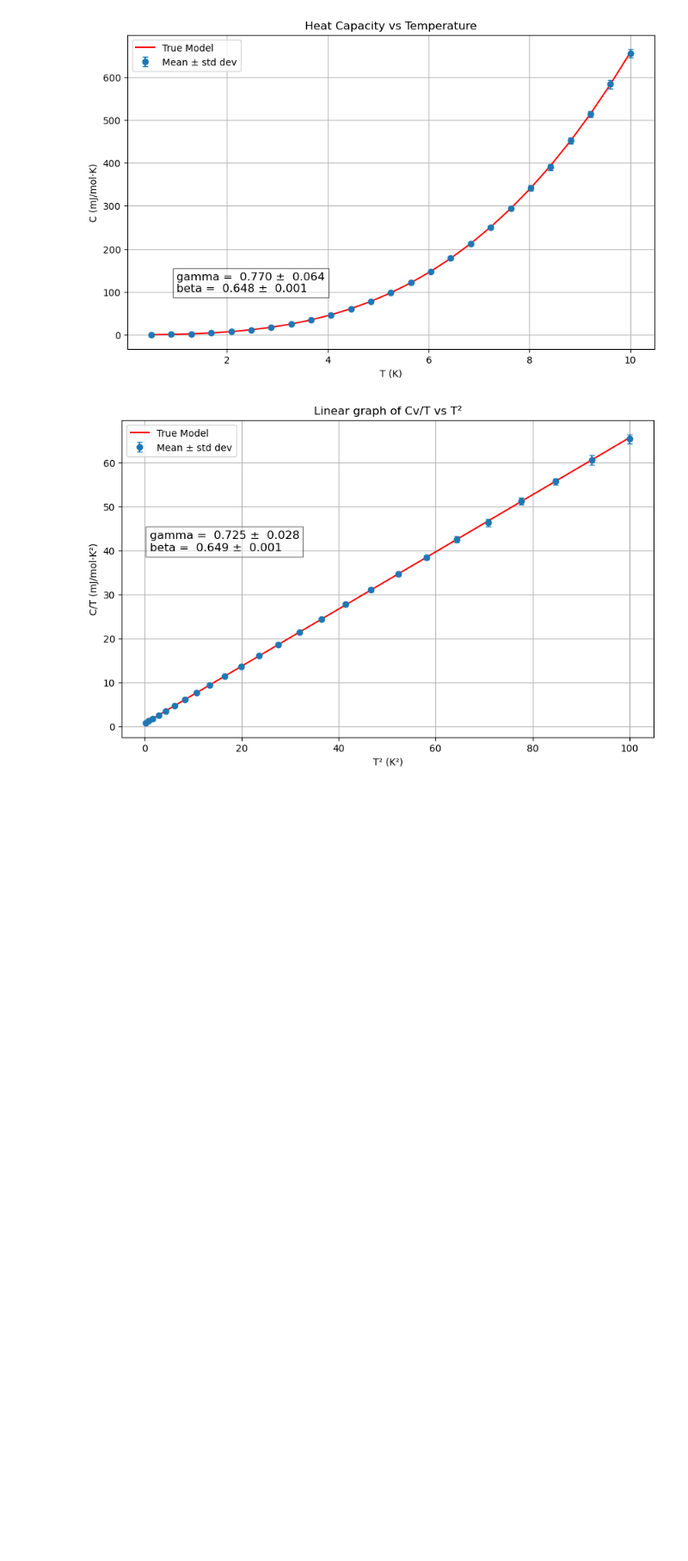
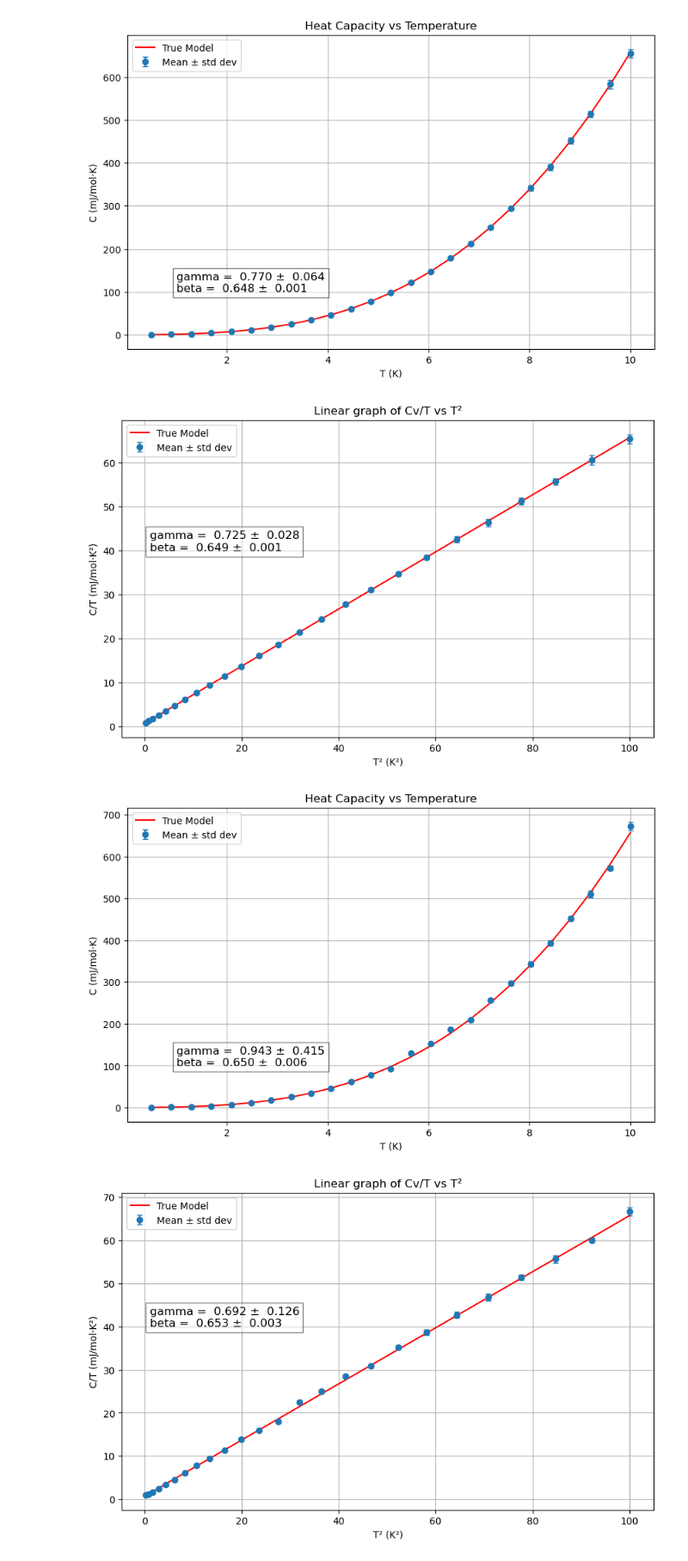
Before and after one commit to amart33/phys381-final-project-Antonio-Martinez, a Jupyter notebook: Heat_Capacity_Simulation.ipynb, the cells around one changed output. Shown: that part at 86% size. Drawn from its saved outputs; the diff is of its cells as text; code cells hidden in the pictures; blank space fills up the shorter version.

Commit message:
Added a new model for noise, will continue to tweak

```diff
--- a/Heat_Capacity_Simulation.ipynb
+++ b/Heat_Capacity_Simulation.ipynb
@@ -128,3 +128,73 @@ plt.show()
 # %% [output]
 [figure]
 [figure]
+# %%
+#Original model of gaussian noise W/ added noise in temp. measure
+gamma = 0.70
+beta = 0.65
+n= 25
+T = np.linspace(0.5, 10, n)
+
+
+Cv_mean = []
+Cv_std = []
+
+CvT_mean = []
+CvT_std = []
+
+# Simulate measurements
+for i in T:
+    T_exp = i + np.random.normal(0, 0.05)
+    C = heat(T_exp, gamma, beta)
+    Cv = C + np.random.normal(0, 0.015 * C, n)
+    CvT = Cv/T_exp
+
+    Cv_mean.append(Cv.mean())
+    Cv_std.append(Cv.std())
+    CvT_mean.append(CvT.mean())
+    CvT_std.append(CvT.std())
+
+# Set up arrays
+T = np.array(T)
+T_square = np.array(T)**2
+Cv_mean = np.array(Cv_mean)
+Cv_std = np.array(Cv_std)
+CvT_mean = np.array(CvT_mean)
+CvT_std = np.array(CvT_std)
+
+#Curve Fits
+popt1, pcov1 = curve_fit(heat, T, Cv_mean, p0 = [1, 1])
+popt2, pcov2 = curve_fit(C_over_T, T, CvT_mean, p0 = [1, 1])
+
+gamma1_fit, beta1_fit = popt1
+gamma1_err, beta1_err = np.sqrt(np.diag(pcov1))
+
+gamma2_fit, beta2_fit = popt2
+gamma2_err, beta2_err = np.sqrt(np.diag(pcov2))
+
+plt.figure(figsize=(10, 6))
+plt.errorbar(T, Cv_mean, yerr=Cv_std, fmt='o', capsize=3, label="Mean ± std dev")
+plt.plot(T, heat(T, gamma, beta), label="True Model", color='red')
+plt.xlabel("T (K)")
+plt.ylabel("C (mJ/mol·K)")
+plt.title("Heat Capacity vs Temperature")
+fit_text = f'gamma = {gamma1_fit: .3f} ± {gamma1_err: .3f}\nbeta = {beta1_fit: .3f} ± {beta1_err: .3f}'
+plt.text(1, 100, fit_text, fontsize=12, bbox=dict(facecolor='white', alpha=0.5, edgecolor = 'black'))
+plt.grid(True)
+plt.legend()
+plt.show()
+
+plt.figure(figsize=(10, 6))
+plt.errorbar(T_square, CvT_mean, yerr=CvT_std, fmt='o', capsize=3, label="Mean ± std dev")
+plt.plot(T**2, heat(T, gamma, beta)/T, label="True Model", color='red')
+plt.xlabel("T\u00b2 (K\u00b2)")
+plt.ylabel("C/T (mJ/mol·K\u00b2)")
+plt.title("Linear graph of Cv/T vs T\u00b2")
+fit_text = f'gamma = {gamma2_fit: .3f} ± {gamma2_err: .3f}\nbeta = {beta2_fit: .3f} ± {beta2_err: .3f}'
+plt.text(1, 40, fit_text, fontsize=12, bbox=dict(facecolor='white', alpha=0.5, edgecolor = 'black'))
+plt.grid(True)
+plt.legend()
+plt.show()
+# %% [output]
+[figure, added]
+[figure, added]
```
Also changed, not shown: parts of 1 cell of this notebook.
